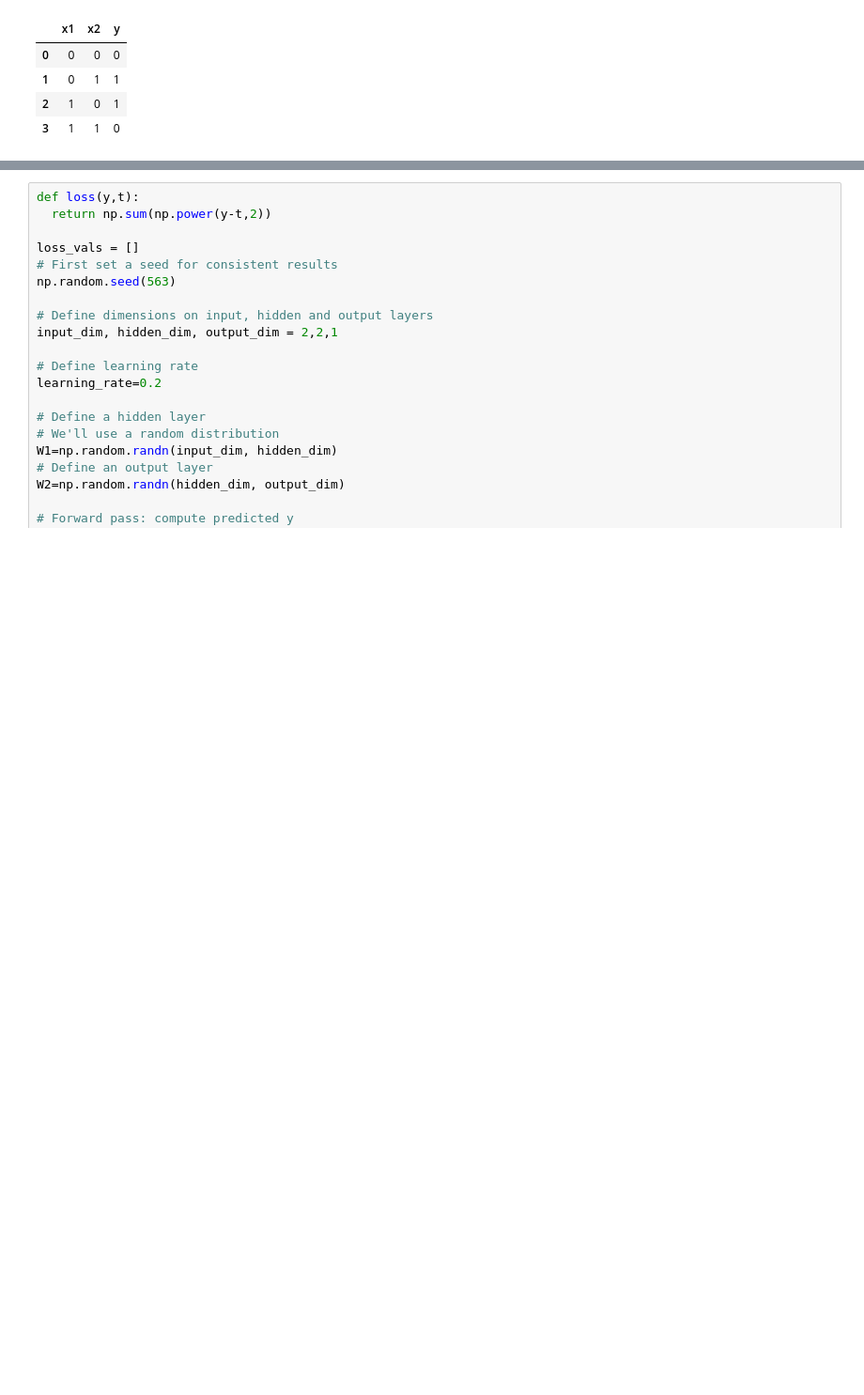
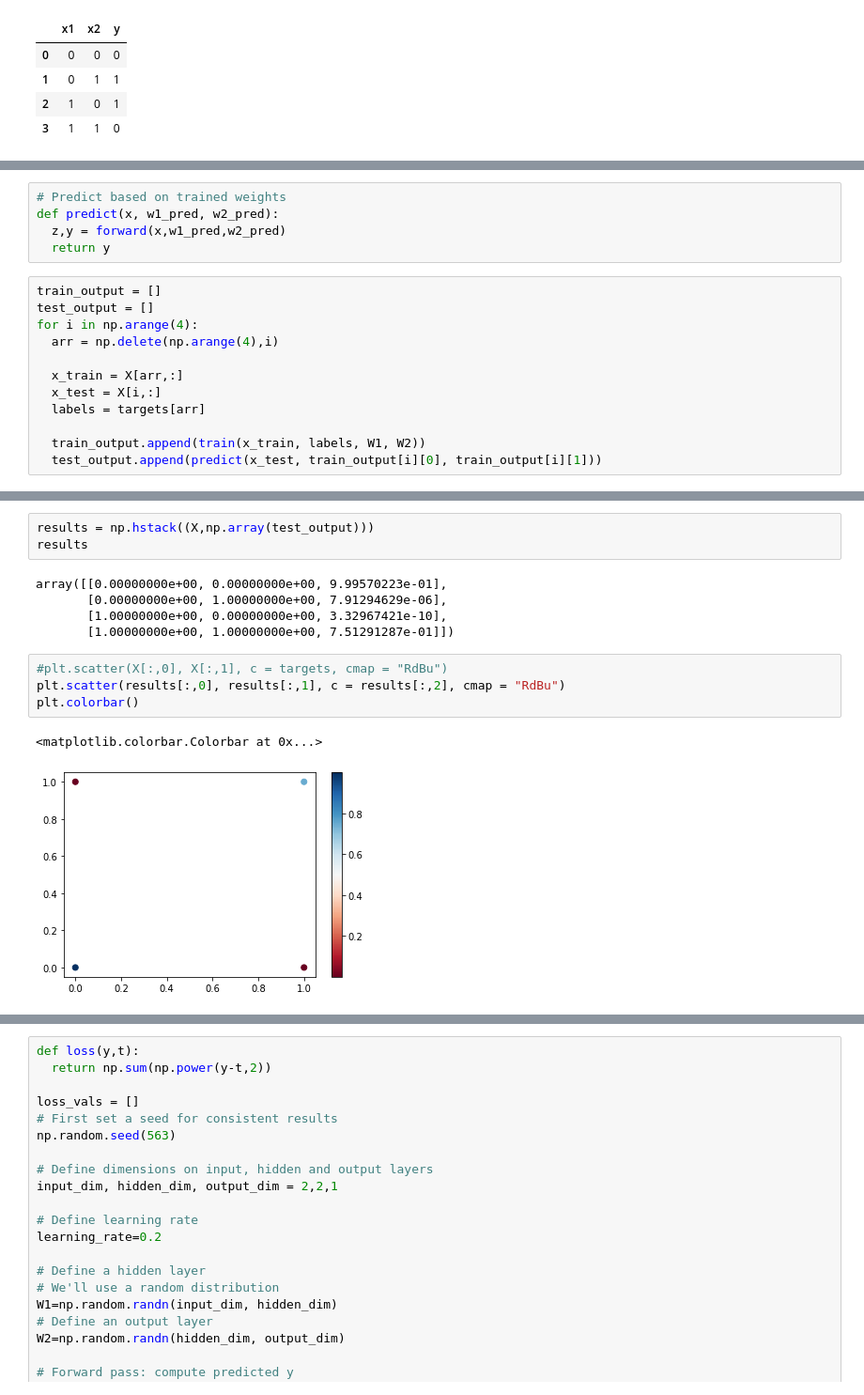
Before and after one commit to gluckt/complex_systems_lab1, a Jupyter notebook: Lab1.ipynb, the cells around one changed output, grey strips where cells are left out. Shown: that part at 94% size. Drawn from its saved outputs; the diff is of its cells as text; blank space fills up the shorter version.

```diff
--- a/Lab1.ipynb
+++ b/Lab1.ipynb
@@ -348,0 +382,17 @@ array([[0.34851659],
+# %%
+# Predict based on trained weights
+def predict(x, w1_pred, w2_pred):
+  z,y = forward(x,w1_pred,w2_pred)
+  return y
+# %%
+train_output = []
+test_output = []
+for i in np.arange(4):
+  arr = np.delete(np.arange(4),i)
+
+  x_train = X[arr,:]
+  x_test = X[i,:]
+  labels = targets[arr]
+
+  train_output.append(train(x_train, labels, W1, W2))
+  test_output.append(predict(x_test, train_output[i][0], train_output[i][1]))
@@ -348,0 +408,15 @@ array([[0.34851659],
+# %%
+results = np.hstack((X,np.array(test_output)))
+results
+# %% [output]
+array([[0.00000000e+00, 0.00000000e+00, 9.99570223e-01],
+       [0.00000000e+00, 1.00000000e+00, 7.91294629e-06],
+       [1.00000000e+00, 0.00000000e+00, 3.32967421e-10],
+       [1.00000000e+00, 1.00000000e+00, 7.51291287e-01]])
+# %%
+#plt.scatter(X[:,0], X[:,1], c = targets, cmap = "RdBu")
+plt.scatter(results[:,0], results[:,1], c = results[:,2], cmap = "RdBu")
+plt.colorbar()
+# %% [output]
+<matplotlib.colorbar.Colorbar at 0x...>
+[figure, added]
```
Also changed, not shown: parts of 18 cells of this notebook.
